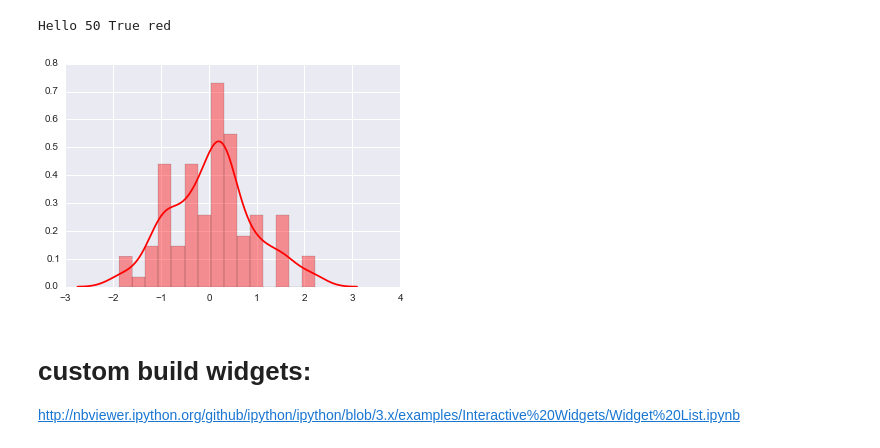
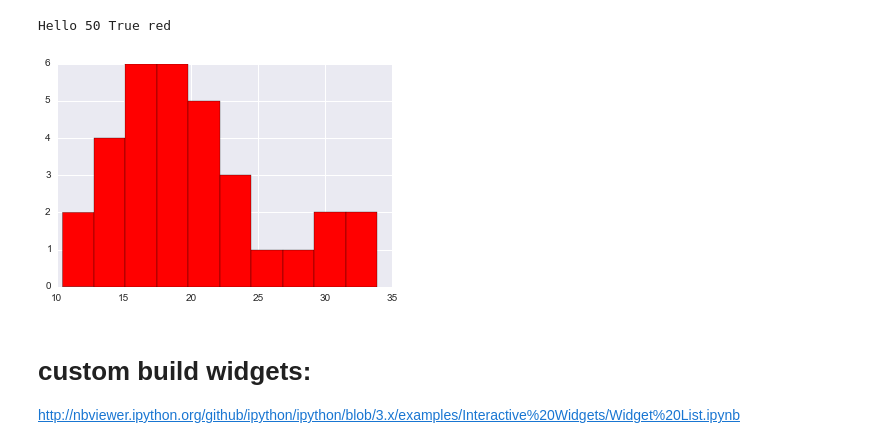
Before and after one commit to sgratzl/ipython-tutorial-VA2015, a Jupyter notebook: 03_Plotting.ipynb, the cells around one changed output. Drawn from its saved outputs; the diff is of its cells as text; code cells hidden in the pictures.

Commit message:
continue with plotting

```diff
--- a/03_Plotting.ipynb
+++ b/03_Plotting.ipynb
@@ -98,9 +129,9 @@ Hello 50 True red
 # %%
 @interact(bins=(5, 25, 5),color=['red','green','orange','blue'])
 def show_distplot(bins,color):
-    sns.distplot(x, bins=bins, color=color);
+    cars['mpg'].hist(bins=bins, color=color)
 # %% [output]
-[figure, old version]
+[figure, new version]
 # %% [markdown]
 # custom build widgets:
 
```
Also changed, not shown: parts of 11 cells of this notebook, 1 other file.
